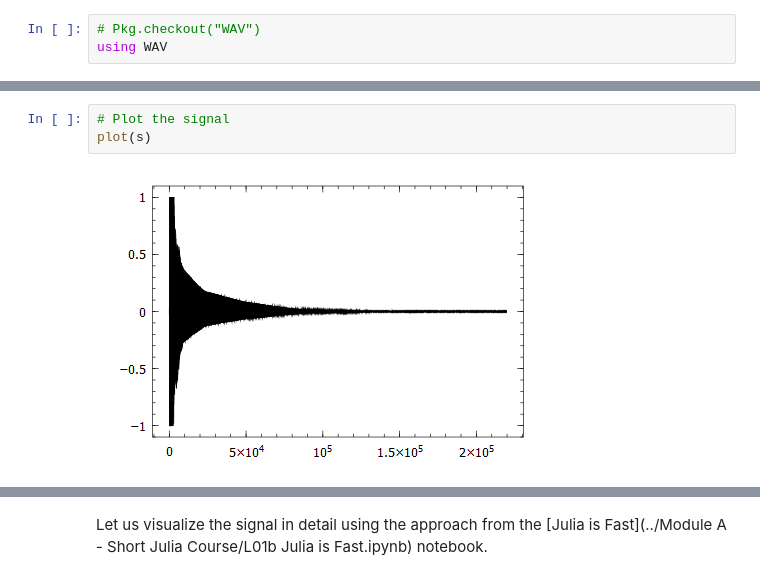
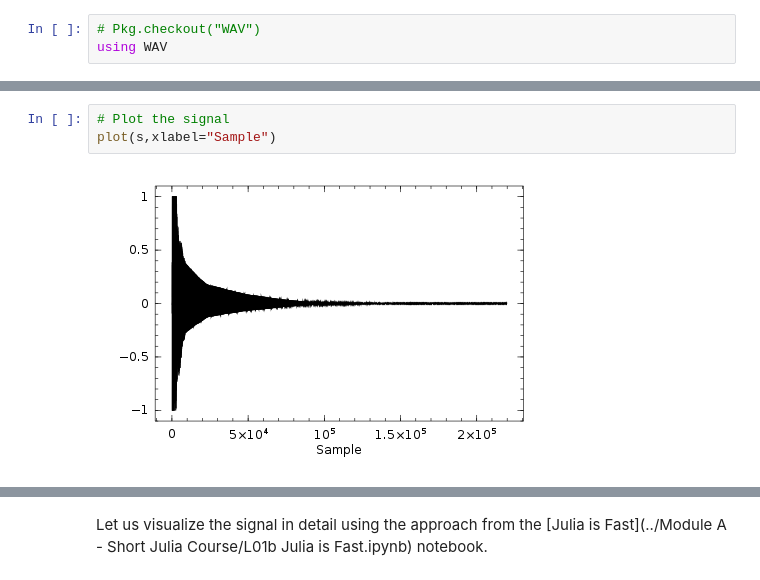
Before and after one commit to ivanslapnicar/GIAN-Applied-NLA-Course, a Jupyter notebook: src/Module C - Applications/L14 Signal Decomposition Using EVD of Hankel Matrices.ipynb, the cells around one changed output, grey strips where cells are left out. Cells and saved outputs as stored; diff of their text form.

```diff
--- a/src/Module C - Applications/L14 Signal Decomposition Using EVD of Hankel Matrices.ipynb
+++ b/src/Module C - Applications/L14 Signal Decomposition Using EVD of Hankel Matrices.ipynb
@@ -594,5 +613,5 @@ WARNING: wavplay is not currently implemented on Windows
 # %%
 # Plot the signal
-plot(s)
+plot(s,xlabel="Sample")
 # %% [output]
-[figure, old version]
+[figure, new version]
```
Also changed, not shown: parts of 67 cells of this notebook, 13 other files.
